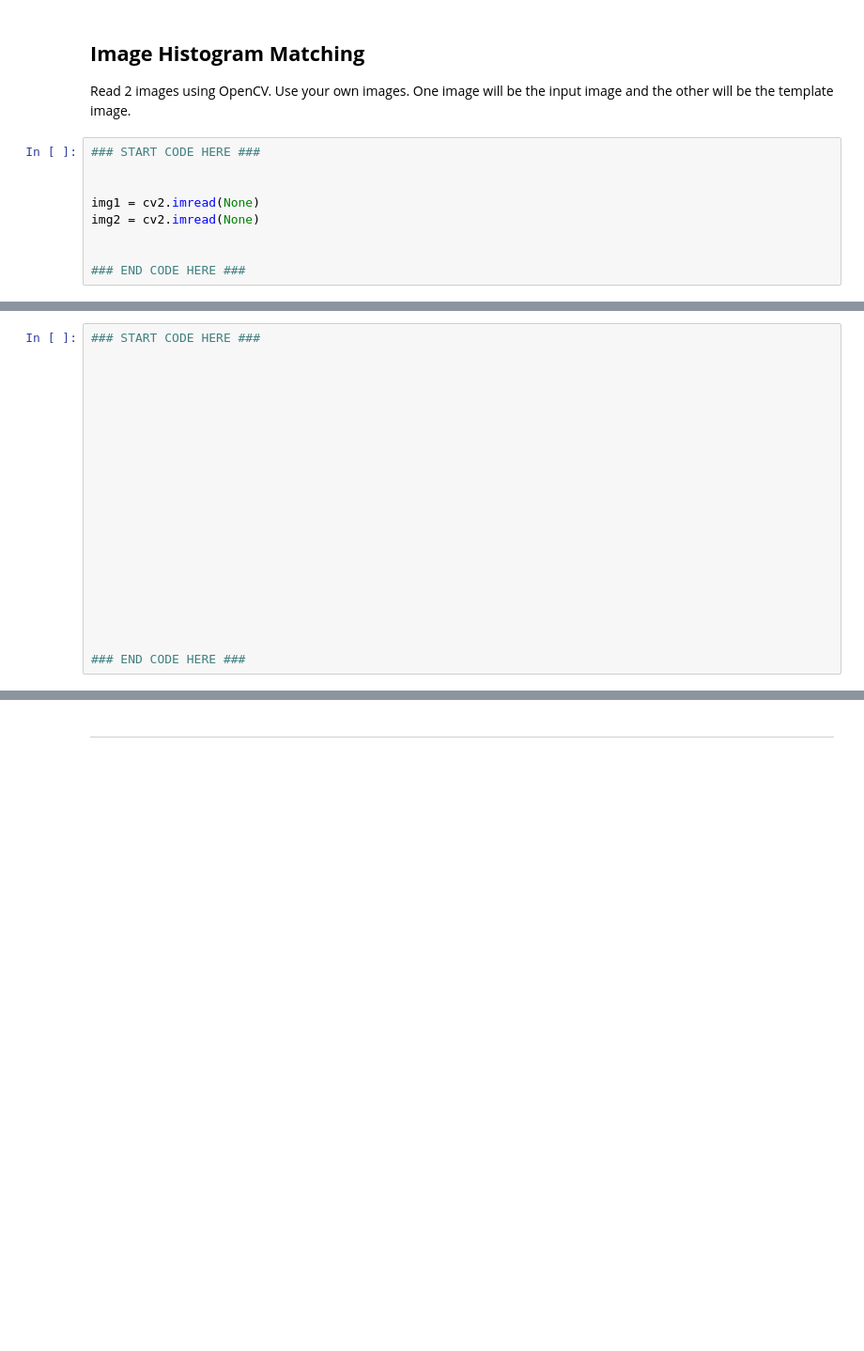
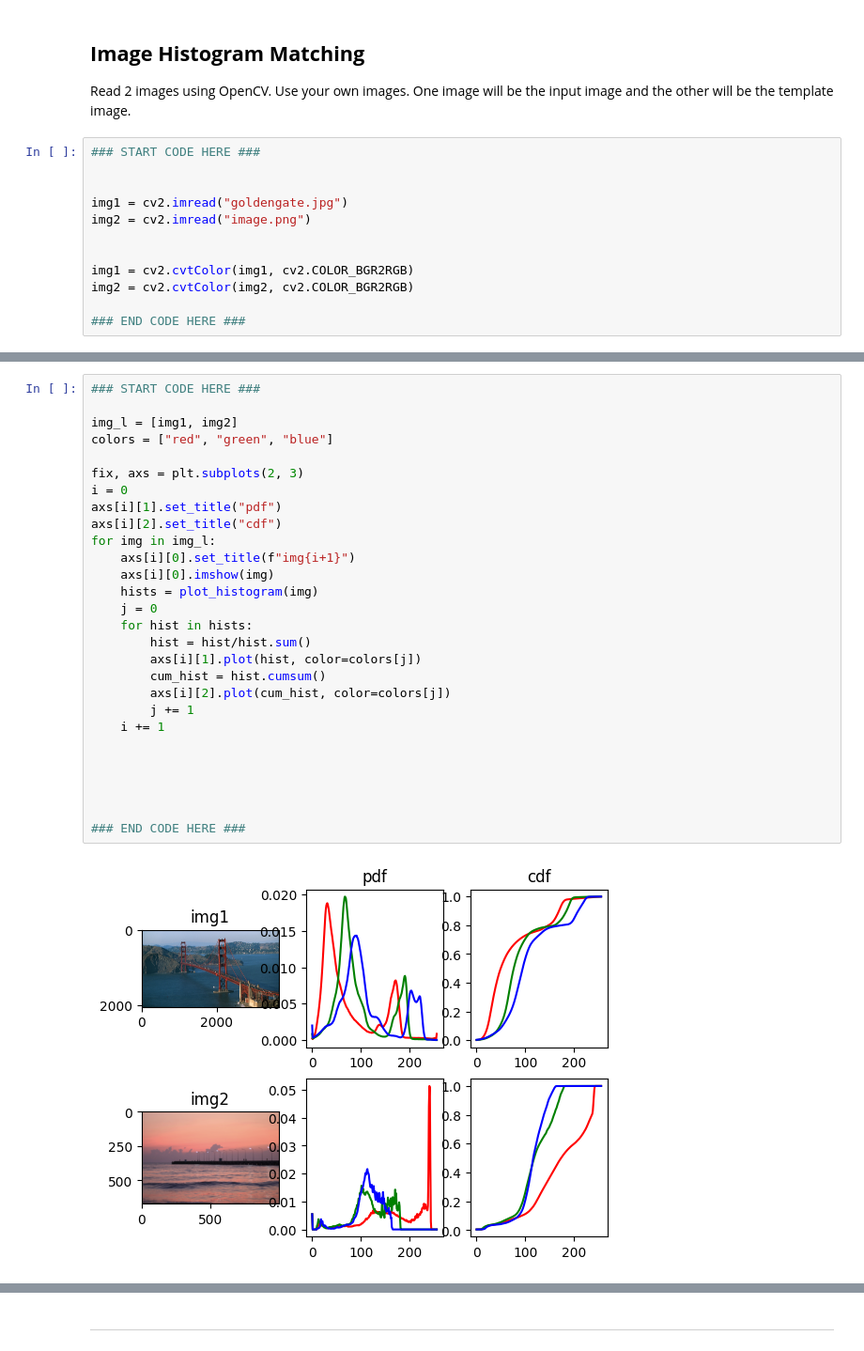
Before and after one commit to Digital-Image-Processing-Laboratory/image_processing-2024, a Jupyter notebook: Lab2_Image-Enhancement/Lab2_2_Image-Enhancement-with-Statistical-Operation.ipynb, the cells around one changed output, grey strips where cells are left out. Shown: that part at 94% size. Cells and saved outputs as stored; diff of their text form; blank space fills up the shorter version.

```diff
--- a/Lab2_Image-Enhancement/Lab2_2_Image-Enhancement-with-Statistical-Operation.ipynb
+++ b/Lab2_Image-Enhancement/Lab2_2_Image-Enhancement-with-Statistical-Operation.ipynb
@@ -94,10 +129,13 @@ Read 2 images using OpenCV. Use your own images. One image will be the input ima
 ### START CODE HERE ###
 
 
-img1 = cv2.imread(None)
-img2 = cv2.imread(None)
+img1 = cv2.imread("goldengate.jpg")
+img2 = cv2.imread("image.png")
 
 
+img1 = cv2.cvtColor(img1, cv2.COLOR_BGR2RGB)
+img2 = cv2.cvtColor(img2, cv2.COLOR_BGR2RGB)
+
 ### END CODE HERE ###
 # %% [markdown]
 Let's explore 2 images. Use suplot to plot :
@@ -117,27 +155,36 @@ Let's explore 2 images. Use suplot to plot :
 
 ![image.png](https://github.com/Digital-Image-Processing-Laboratory/image_processing-2024/blob/master/Lab2_Image-Enhancement/assets/2-3.png?raw=true)
 </details>
-# %%
-### START CODE HERE ###
-
-
-
-
-
-
-
-
-
-
-
-
-
-
-
-
-
-
-### END CODE HERE ###
+# %%
+### START CODE HERE ###
+
+img_l = [img1, img2]
+colors = ["red", "green", "blue"]
+
+fix, axs = plt.subplots(2, 3)
+i = 0
+axs[i][1].set_title("pdf")
+axs[i][2].set_title("cdf")
+for img in img_l:
+	axs[i][0].set_title(f"img{i+1}")
+	axs[i][0].imshow(img)
+	hists = plot_histogram(img)
+	j = 0
+	for hist in hists:
+		hist = hist/hist.sum()
+		axs[i][1].plot(hist, color=colors[j])
+		cum_hist = hist.cumsum()
+		axs[i][2].plot(cum_hist, color=colors[j])
+		j += 1
+	i += 1
+
+
+
+
+
+### END CODE HERE ###
+# %% [output]
+[figure, added]
 # %% [markdown]
 Perform Histogram matching in the cell below.
 Show the result like the reference image below.
```
Also changed, not shown: parts of 9 cells of this notebook, 2 other files.
